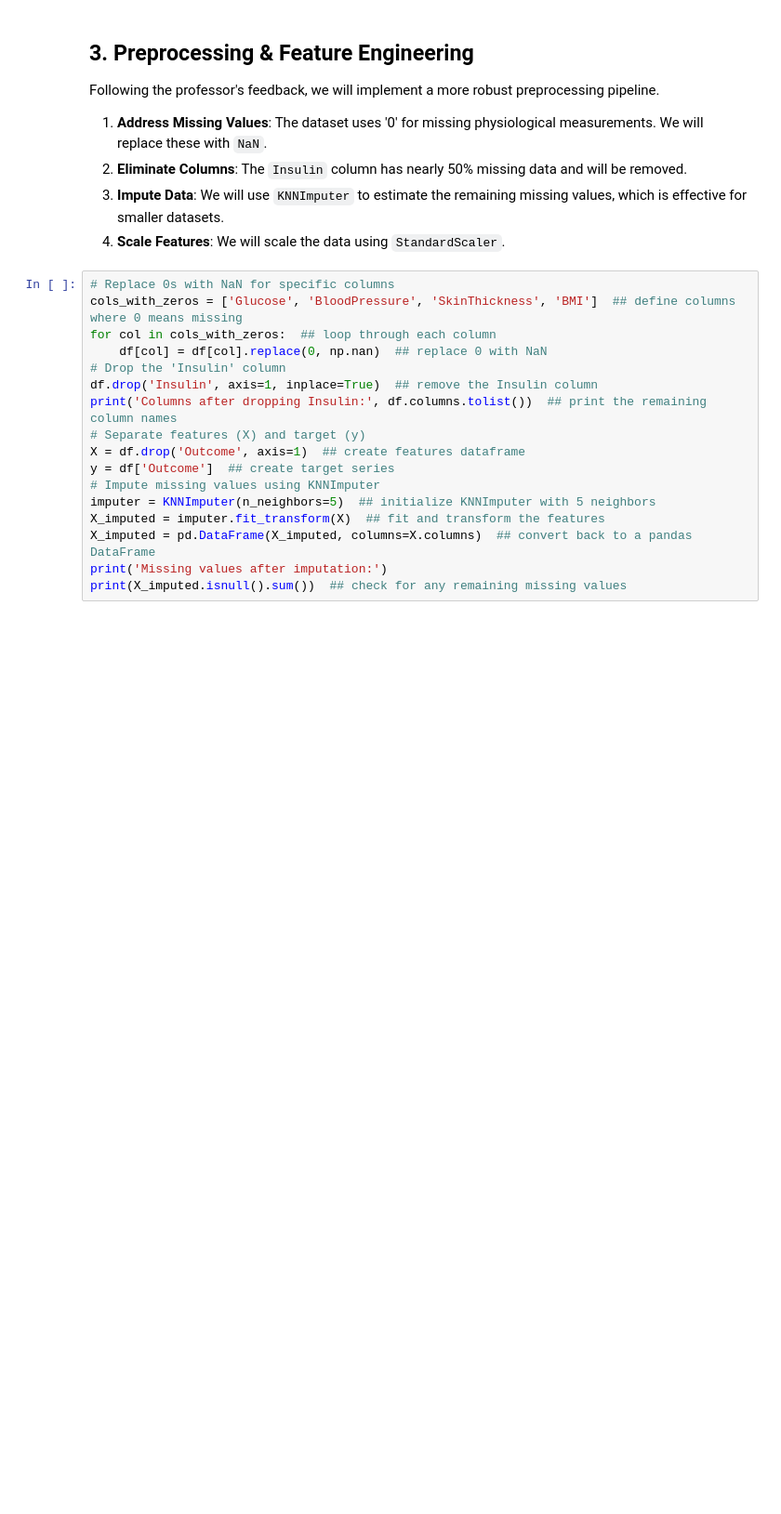
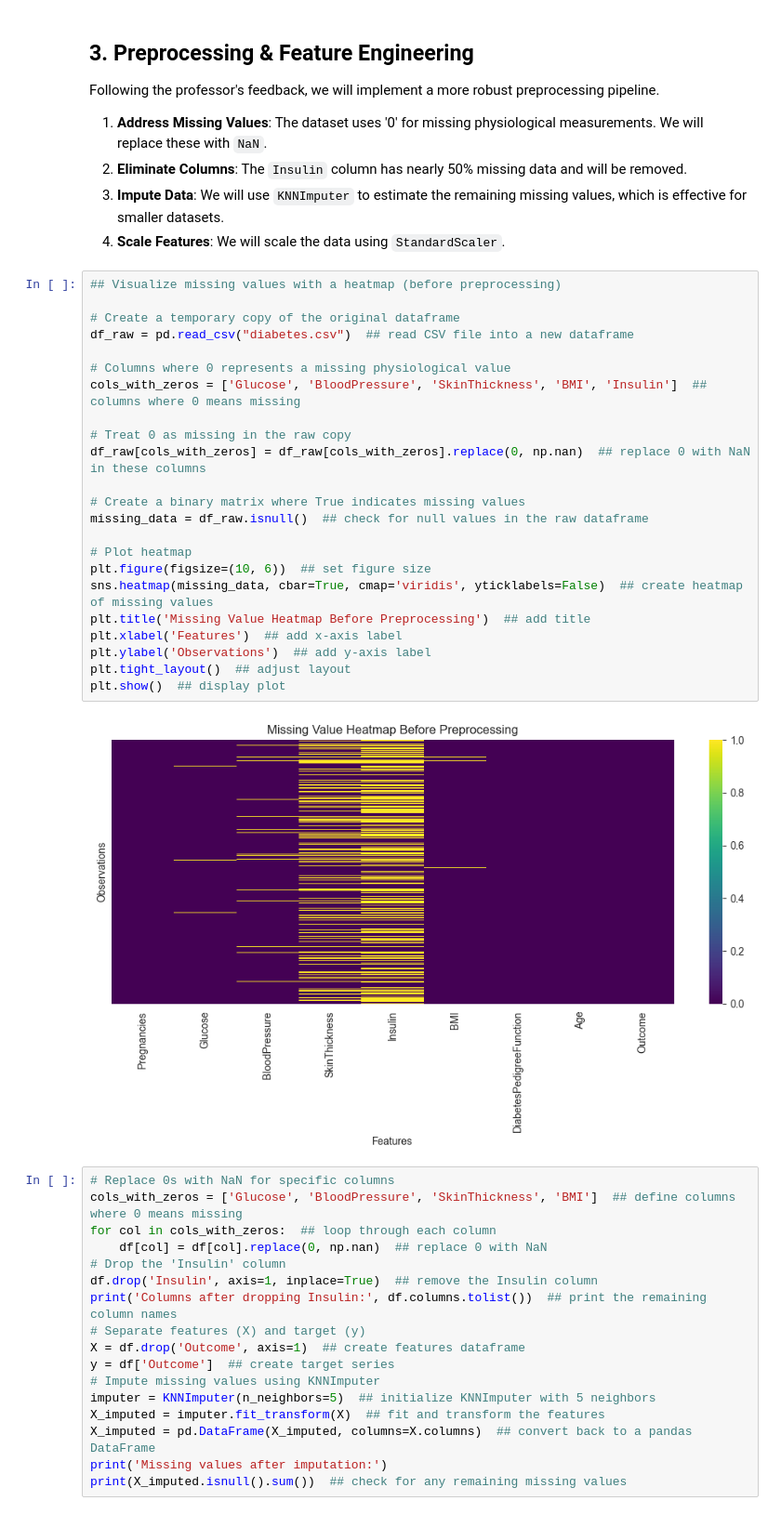
Before and after one commit to tireinny/BANA-273-Final-Project, a Jupyter notebook: Diabetes_Prediction_V2.ipynb, the cells around one changed output. Shown at 93% size. Cells and saved outputs as stored; diff of their text form; blank space fills up the shorter version.

```diff
--- a/Diabetes_Prediction_V2.ipynb
+++ b/Diabetes_Prediction_V2.ipynb
@@ -61,6 +61,31 @@ Following the professor's feedback, we will implement a more robust preprocessin
 2.  **Eliminate Columns**: The `Insulin` column has nearly 50% missing data and will be removed.
 3.  **Impute Data**: We will use `KNNImputer` to estimate the remaining missing values, which is effective for smaller datasets.
 4.  **Scale Features**: We will scale the data using `StandardScaler`.
+# %%
+## Visualize missing values with a heatmap (before preprocessing)
+
+# Create a temporary copy of the original dataframe
+df_raw = pd.read_csv("diabetes.csv")  ## read CSV file into a new dataframe
+
+# Columns where 0 represents a missing physiological value
+cols_with_zeros = ['Glucose', 'BloodPressure', 'SkinThickness', 'BMI', 'Insulin']  ## columns where 0 means missing
+
+# Treat 0 as missing in the raw copy
+df_raw[cols_with_zeros] = df_raw[cols_with_zeros].replace(0, np.nan)  ## replace 0 with NaN in these columns
+
+# Create a binary matrix where True indicates missing values
+missing_data = df_raw.isnull()  ## check for null values in the raw dataframe
+
+# Plot heatmap
+plt.figure(figsize=(10, 6))  ## set figure size
+sns.heatmap(missing_data, cbar=True, cmap='viridis', yticklabels=False)  ## create heatmap of missing values
+plt.title('Missing Value Heatmap Before Preprocessing')  ## add title
+plt.xlabel('Features')  ## add x-axis label
+plt.ylabel('Observations')  ## add y-axis label
+plt.tight_layout()  ## adjust layout
+plt.show()  ## display plot
+# %% [output]
+[figure, added]
 # %%
 # Replace 0s with NaN for specific columns
 cols_with_zeros = ['Glucose', 'BloodPressure', 'SkinThickness', 'BMI']  ## define columns where 0 means missing
```
Also changed, not shown: parts of 5 cells of this notebook, 4 other files.
